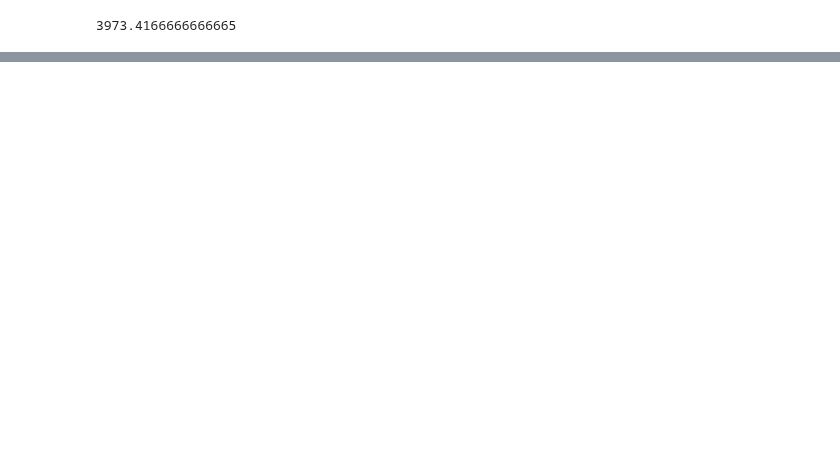
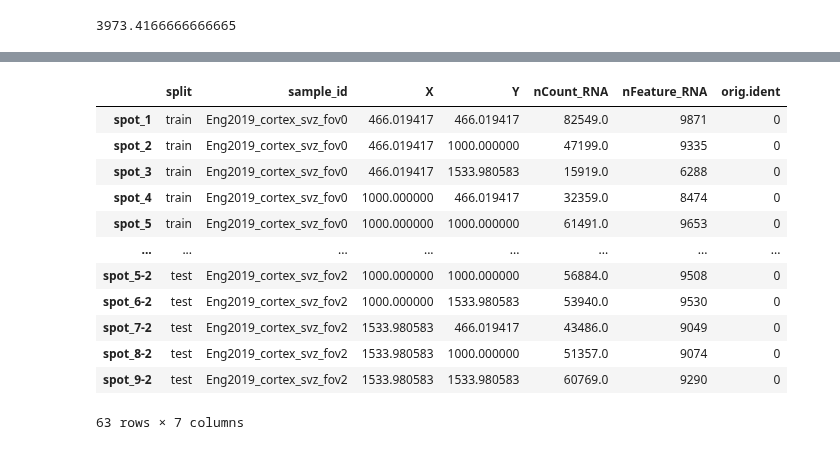
Before and after one commit to williamrobotma/AGrEDA, a Jupyter notebook: thesis_stuff.ipynb, the cells around one changed output, grey strips where cells are left out. Cells and saved outputs as stored; diff of their text form; code cells hidden in the pictures; blank space fills up the shorter version.

```diff
--- a/thesis_stuff.ipynb
+++ b/thesis_stuff.ipynb
@@ -55,0 +119,18 @@ AnnData object with n_obs × n_vars = 47681 × 25614
+# %%
+adata_dlpfc_st = sc.read_h5ad("data/mouse_cortex/preprocessed/GSE115746_spotless_mouse_cortex/40markers/minmax/mat_sp_samp_split_d.h5ad")
+# %%
+adata_dlpfc_st.obs["split"].value_counts()
+# %% [output]
+|  | split | sample_id | X | Y | nCount_RNA | nFeature_RNA | orig.ident |
+| spot_1 | train | Eng2019_cortex_svz_fov0 | 466.019417 | 466.019417 | 82549.0 | 9871 | 0 |
+| spot_2 | train | Eng2019_cortex_svz_fov0 | 466.019417 | 1000.000000 | 47199.0 | 9335 | 0 |
+| spot_3 | train | Eng2019_cortex_svz_fov0 | 466.019417 | 1533.980583 | 15919.0 | 6288 | 0 |
+| spot_4 | train | Eng2019_cortex_svz_fov0 | 1000.000000 | 466.019417 | 32359.0 | 8474 | 0 |
+| spot_5 | train | Eng2019_cortex_svz_fov0 | 1000.000000 | 1000.000000 | 61491.0 | 9653 | 0 |
+| ... | ... | ... | ... | ... | ... | ... | ... |
+| spot_5-2 | test | Eng2019_cortex_svz_fov2 | 1000.000000 | 1000.000000 | 56884.0 | 9508 | 0 |
+| spot_6-2 | test | Eng2019_cortex_svz_fov2 | 1000.000000 | 1533.980583 | 53940.0 | 9530 | 0 |
+| spot_7-2 | test | Eng2019_cortex_svz_fov2 | 1533.980583 | 466.019417 | 43486.0 | 9049 | 0 |
+| spot_8-2 | test | Eng2019_cortex_svz_fov2 | 1533.980583 | 1000.000000 | 51357.0 | 9074 | 0 |
+| spot_9-2 | test | Eng2019_cortex_svz_fov2 | 1533.980583 | 1533.980583 | 60769.0 | 9290 | 0 |
+63 rows × 7 columns
```
Also changed, not shown: parts of 15 cells of this notebook, 2 other files.
